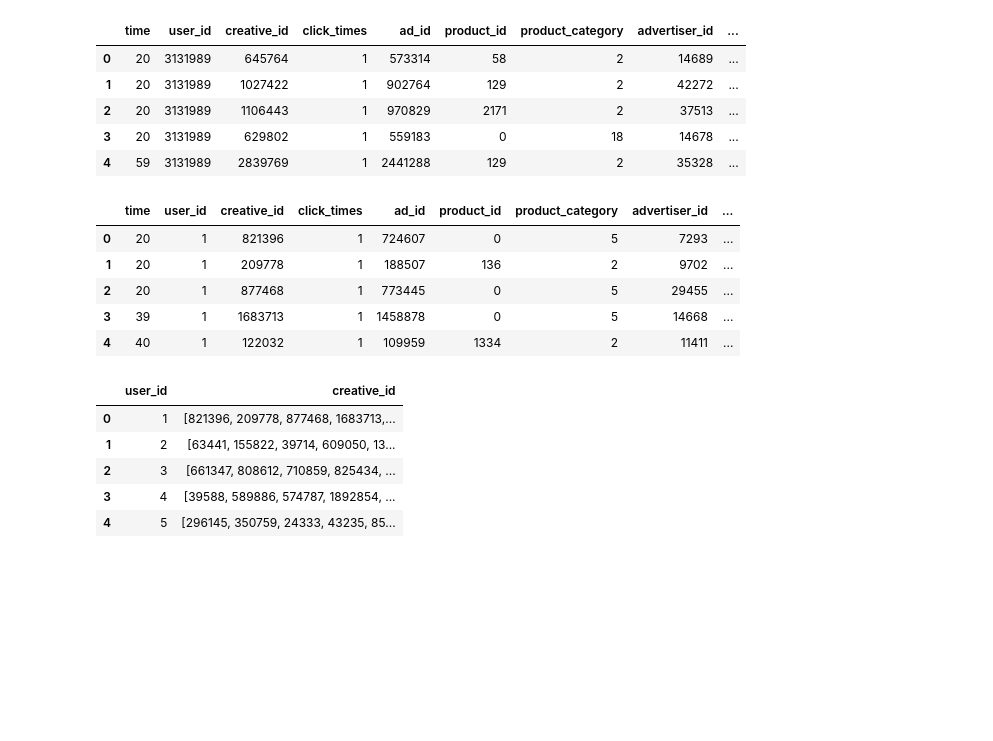
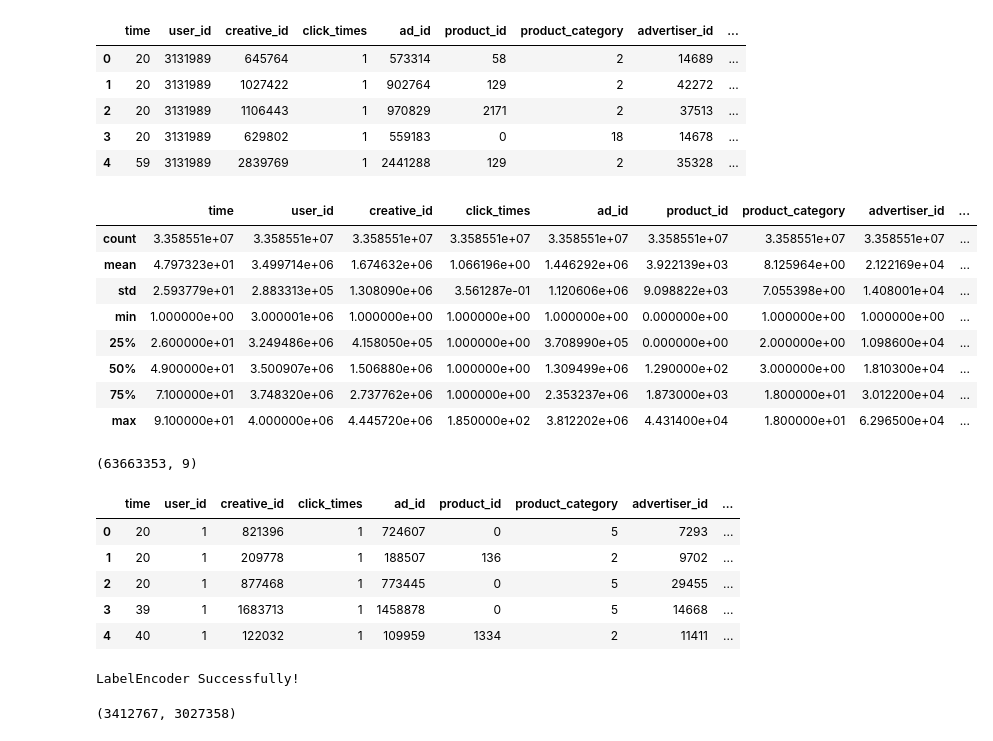
Before and after one commit to lhtlht/tencent2020, a Jupyter notebook: notebook/1_user_list.ipynb, the cells around one changed output. Cells and saved outputs as stored; diff of their text form; code cells hidden in the pictures; blank space fills up the shorter version.

```diff
--- a/notebook/1_user_list.ipynb
+++ b/notebook/1_user_list.ipynb
@@ -40,26 +63,37 @@ test_click_log.head()
 | 2 | 20 | 3131989 | 1106443 | 1 | 970829 | 2171 | 2 | 37513 | ... |
 | 3 | 20 | 3131989 | 629802 | 1 | 559183 | 0 | 18 | 14678 | ... |
 | 4 | 59 | 3131989 | 2839769 | 1 | 2441288 | 129 | 2 | 35328 | ... |
+# %%
+test_click_log.describe()
+# %% [output]
+|  | time | user_id | creative_id | click_times | ad_id | product_id | product_category | advertiser_id | ... |
+| count | 3.358551e+07 | 3.358551e+07 | 3.358551e+07 | 3.358551e+07 | 3.358551e+07 | 3.358551e+07 | 3.358551e+07 | 3.358551e+07 | ... |
+| mean | 4.797323e+01 | 3.499714e+06 | 1.674632e+06 | 1.066196e+00 | 1.446292e+06 | 3.922139e+03 | 8.125964e+00 | 2.122169e+04 | ... |
+| std | 2.593779e+01 | 2.883313e+05 | 1.308090e+06 | 3.561287e-01 | 1.120606e+06 | 9.098822e+03 | 7.055398e+00 | 1.408001e+04 | ... |
+| min | 1.000000e+00 | 3.000001e+06 | 1.000000e+00 | 1.000000e+00 | 1.000000e+00 | 0.000000e+00 | 1.000000e+00 | 1.000000e+00 | ... |
+| 25% | 2.600000e+01 | 3.249486e+06 | 4.158050e+05 | 1.000000e+00 | 3.708990e+05 | 0.000000e+00 | 2.000000e+00 | 1.098600e+04 | ... |
+| 50% | 4.900000e+01 | 3.500907e+06 | 1.506880e+06 | 1.000000e+00 | 1.309499e+06 | 1.290000e+02 | 3.000000e+00 | 1.810300e+04 | ... |
+| 75% | 7.100000e+01 | 3.748320e+06 | 2.737762e+06 | 1.000000e+00 | 2.353237e+06 | 1.873000e+03 | 1.800000e+01 | 3.012200e+04 | ... |
+| max | 9.100000e+01 | 4.000000e+06 | 4.445720e+06 | 1.850000e+02 | 3.812202e+06 | 4.431400e+04 | 1.800000e+01 | 6.296500e+04 | ... |
 # %%
 click_log = train_click_log.append(test_click_log)
 click_log.sort_values(by=['user_id','time'], ascending=[True,True], inplace=True)
 click_log = click_log.reset_index(drop=True)
+click_log = click_log[click_log['click_times']<=8] #去除点击次数99.99%外的数据记录
+print(click_log.shape)
 click_log.head()
 # %% [output]
+(63663353, 9)
 |  | time | user_id | creative_id | click_times | ad_id | product_id | product_category | advertiser_id | ... |
 | 0 | 20 | 1 | 821396 | 1 | 724607 | 0 | 5 | 7293 | ... |
 | 1 | 20 | 1 | 209778 | 1 | 188507 | 136 | 2 | 9702 | ... |
 | 2 | 20 | 1 | 877468 | 1 | 773445 | 0 | 5 | 29455 | ... |
 | 3 | 39 | 1 | 1683713 | 1 | 1458878 | 0 | 5 | 14668 | ... |
 | 4 | 40 | 1 | 122032 | 1 | 109959 | 1334 | 2 | 11411 | ... |
-# %%
-user_creative_ids = click_log.groupby(['user_id'])['creative_id'].apply(lambda x:list(x)).reset_index()
-user_creative_ids.to_pickle(f"{pickle_path}/user_creative_ids.pickle")
-user_creative_ids.head()
-# %% [output]
-|  | user_id | creative_id |
-| 0 | 1 | [821396, 209778, 877468, 1683713,... |
-| 1 | 2 | [63441, 155822, 39714, 609050, 13... |
-| 2 | 3 | [661347, 808612, 710859, 825434, ... |
-| 3 | 4 | [39588, 589886, 574787, 1892854, ... |
-| 4 | 5 | [296145, 350759, 24333, 43235, 85... |
+# %%
+click_log = multi_column_LabelEncoder(click_log, columns=['creative_id','ad_id', 'product_id', 'product_category', 'advertiser_id',
+                                                         'industry'])
+click_log['creative_id'].nunique(),click_log['ad_id'].nunique(),
+# %% [output]
+LabelEncoder Successfully!
+(3412767, 3027358)
```
Also changed, not shown: parts of 9 cells of this notebook, 10 other files.
